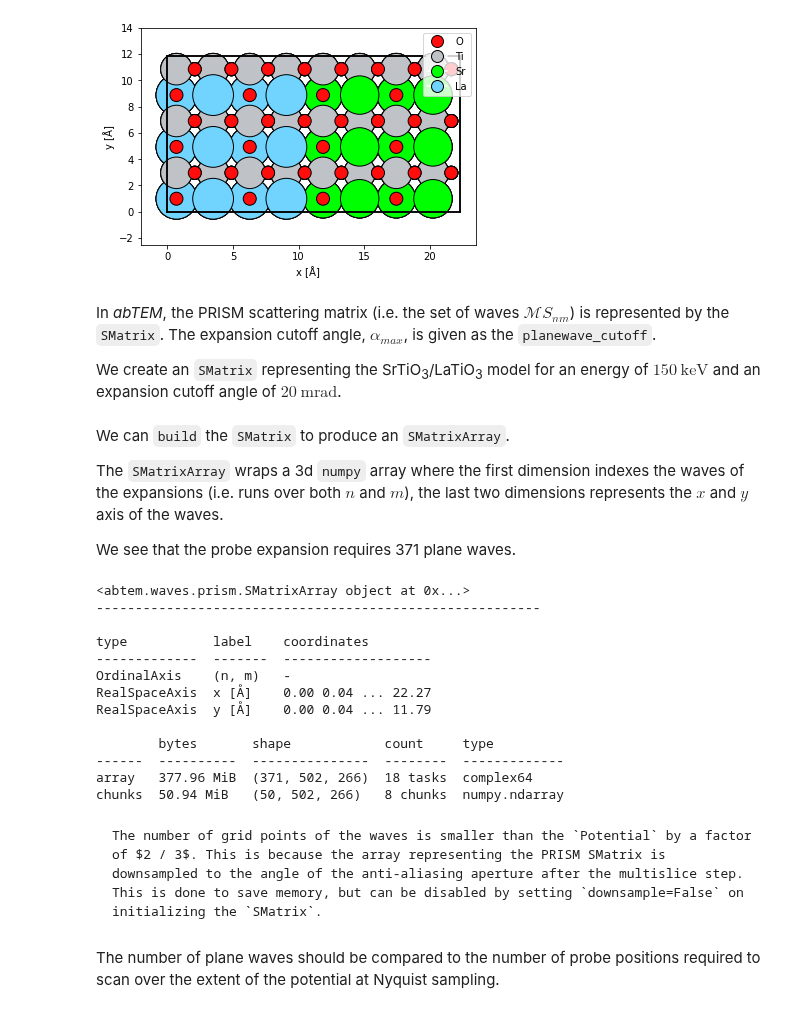
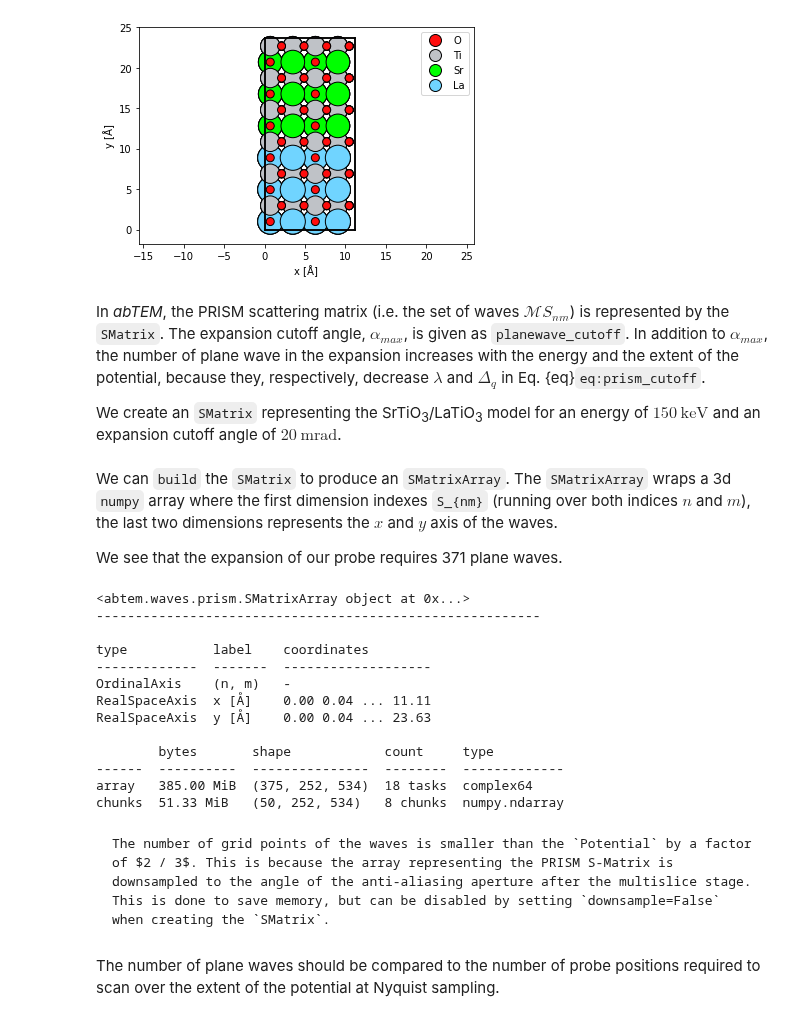
Before and after one commit to abTEM/abTEM, a Jupyter notebook: docs/user_guide/walkthrough/prism.ipynb, the cells around one changed output. Cells and saved outputs as stored; diff of their text form; code cells hidden in the pictures.

Commit message:
improved prism walkthrough

````diff
--- a/docs/user_guide/walkthrough/prism.ipynb
+++ b/docs/user_guide/walkthrough/prism.ipynb
@@ -66,13 +70,13 @@ We import the atomic model of the SrTiO<sub>3</sub>/LaTiO<sub>3</sub> interface
 # %%
 atoms = read('./data/STO_LTO.cif')
 
-potential = abtem.Potential(atoms, gpts = (800, 400))
+potential = abtem.Potential(atoms, gpts = (400, 800))
 
 abtem.show_atoms(atoms, legend=True);
 # %% [output]
-[figure, old version]
+[figure, new version]
 # %% [markdown]
-In *abTEM*, the PRISM scattering matrix (i.e. the set of waves $\mathcal{M} S_{nm}$) is represented by the `SMatrix`. The expansion cutoff angle, $\alpha_{max}$, is given as the `planewave_cutoff`.
+In *abTEM*, the PRISM scattering matrix (i.e. the set of waves $\mathcal{M} S_{nm}$) is represented by the `SMatrix`. The expansion cutoff angle, $\alpha_{max}$, is given as `planewave_cutoff`. In addition to $\alpha_{max}$, the number of plane wave in the expansion increases with the energy and the extent of the potential, because they, respectively, decrease $\lambda$ and $\Delta_q$ in Eq. {eq}`eq:prism_cutoff`.
 
 We create an `SMatrix` representing the SrTiO<sub>3</sub>/LaTiO<sub>3</sub> model for an energy of $150 \ \mathrm{keV}$ and an expansion cutoff angle of $20 \ \mathrm{mrad}$.
 # %%
@@ -82,11 +86,9 @@ s_matrix = abtem.SMatrix(
     planewave_cutoff = 20,
 )
 # %% [markdown]
-We can `build` the `SMatrix` to produce an `SMatrixArray`.
+We can `build` the `SMatrix` to produce an `SMatrixArray`. The `SMatrixArray` wraps a 3d `numpy` array where the first dimension indexes `S_{nm}` (running over both indices $n$ and $m$), the last two dimensions represents the $x$ and $y$ axis of the waves.
 
-The `SMatrixArray` wraps a 3d `numpy` array where the first dimension indexes the waves of the expansions (i.e. runs over both $n$ and $m$), the last two dimensions represents the $x$ and $y$ axis of the waves.
-
-We see that the probe expansion requires 371 plane waves.
+We see that the expansion of our probe requires 371 plane waves.
 # %%
 s_matrix_array = s_matrix.build()
 s_matrix_array
@@ -97,16 +99,16 @@ s_matrix_array
 type           label    coordinates
 -------------  -------  -------------------
 OrdinalAxis    (n, m)   -
-RealSpaceAxis  x [Å]    0.00 0.04 ... 22.27
-RealSpaceAxis  y [Å]    0.00 0.04 ... 11.79
+RealSpaceAxis  x [Å]    0.00 0.04 ... 11.11
+RealSpaceAxis  y [Å]    0.00 0.04 ... 23.63
 
         bytes       shape            count     type
 ------  ----------  ---------------  --------  -------------
-array   377.96 MiB  (371, 502, 266)  18 tasks  complex64
-chunks  50.94 MiB   (50, 502, 266)   8 chunks  numpy.ndarray
+array   385.00 MiB  (375, 252, 534)  18 tasks  complex64
+chunks  51.33 MiB   (50, 252, 534)   8 chunks  numpy.ndarray
 # %% [markdown]
 ```{note}
-The number of grid points of the waves is smaller than the `Potential` by a factor of $2 / 3$. This is because the array representing the PRISM SMatrix is downsampled to the angle of the anti-aliasing aperture after the multislice step. This is done to save memory, but can be disabled by setting `downsample=False` on initializing the `SMatrix`.
+The number of grid points of the waves is smaller than the `Potential` by a factor of $2 / 3$. This is because the array representing the PRISM S-Matrix is downsampled to the angle of the anti-aliasing aperture after the multislice stage. This is done to save memory, but can be disabled by setting `downsample=False` when creating the `SMatrix`.
 ```
 # %% [markdown]
 The number of plane waves should be compared to the number of probe positions required to scan over the extent of the potential at Nyquist sampling.
````
Also changed, not shown: parts of 56 cells of this notebook.
